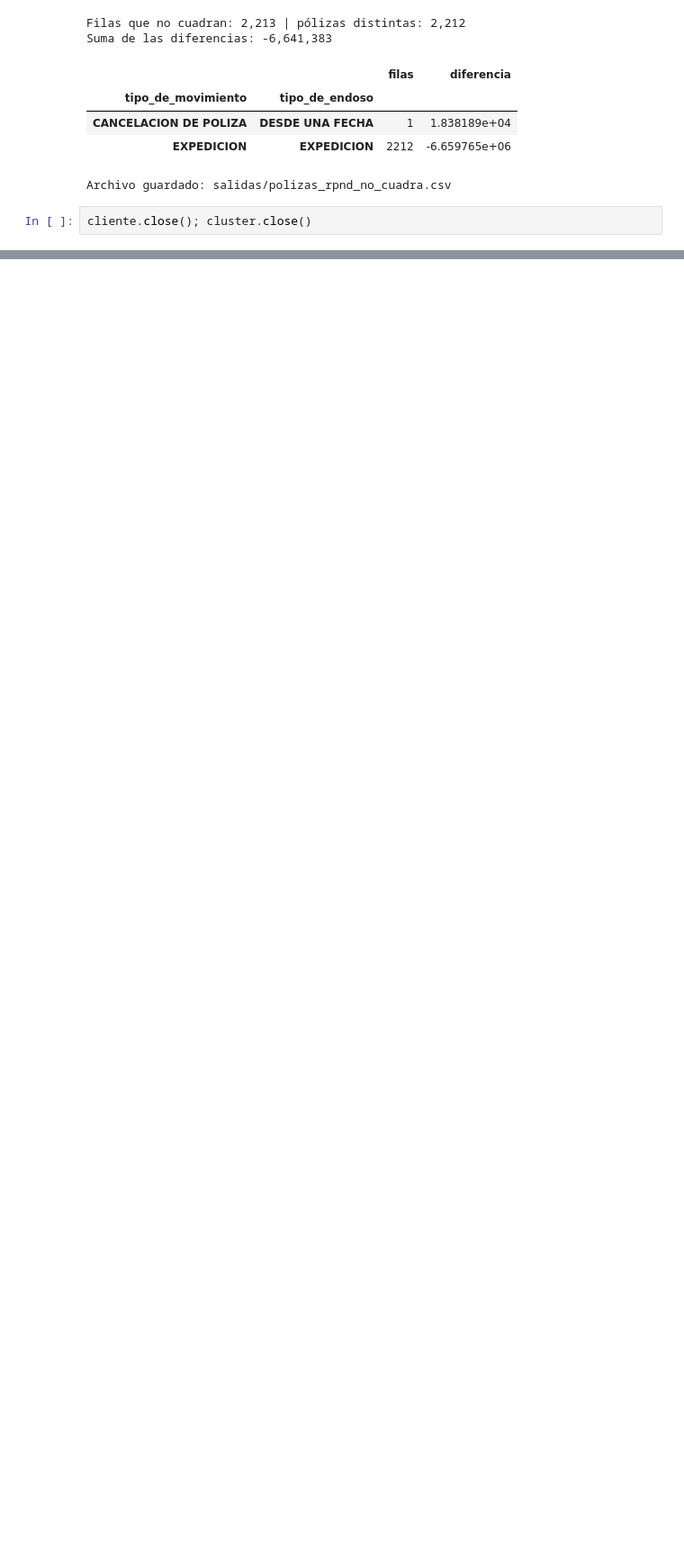
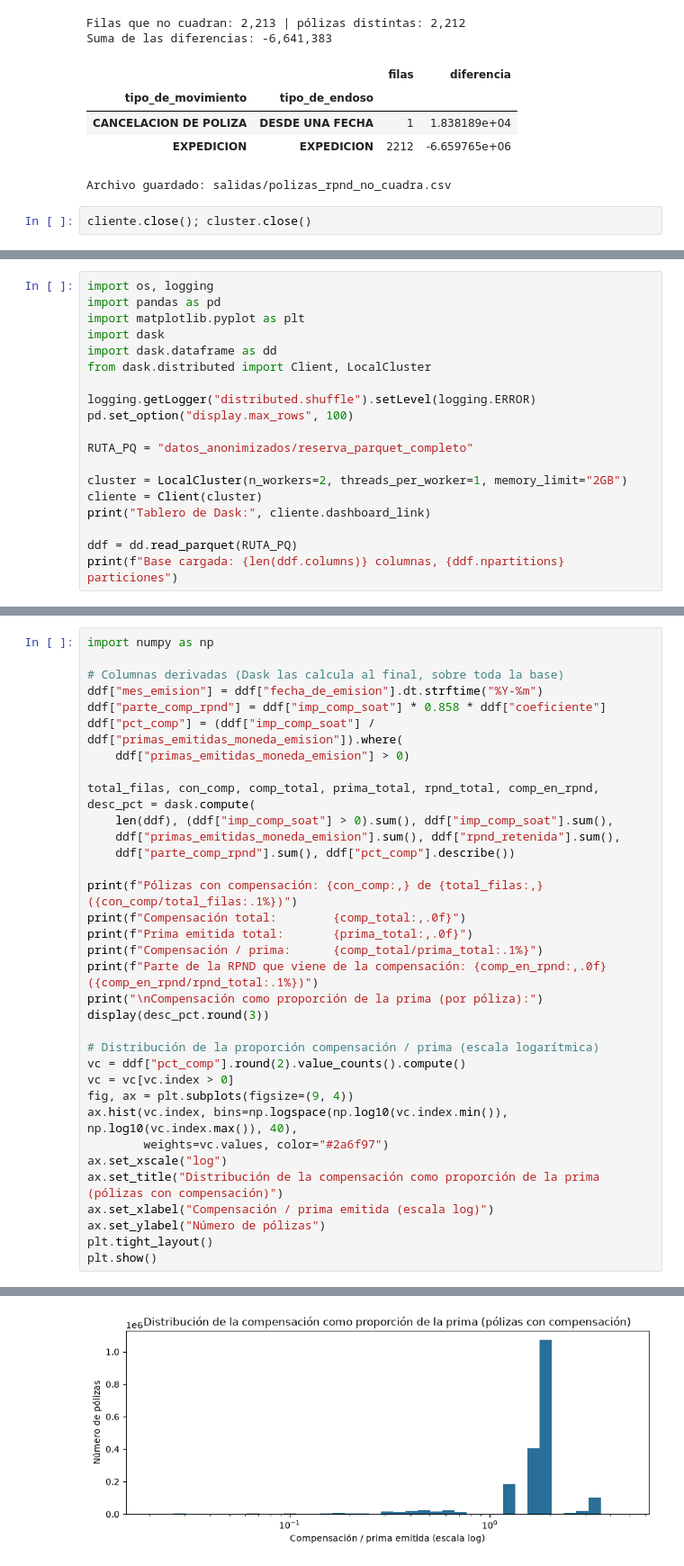
Before and after one commit to eagomezm1989/trabajo-final-bigdata-soat, a Jupyter notebook: 01_eda.ipynb, the cells around one changed output, grey strips where cells are left out. Shown at 90% size. Saved outputs shown, nothing was run; the diff lists cells and outputs as text; blank space fills up the shorter version.

Commit message:
EDA ampliado, tablas de resultado y carga a AWS

```diff
--- a/01_eda.ipynb
+++ b/01_eda.ipynb
@@ -621,0 +624,19 @@ cliente.close(); cluster.close()
+# %%
+import os, logging
+import pandas as pd
+import matplotlib.pyplot as plt
+import dask
+import dask.dataframe as dd
+from dask.distributed import Client, LocalCluster
+
+logging.getLogger("distributed.shuffle").setLevel(logging.ERROR)
+pd.set_option("display.max_rows", 100)
+
+RUTA_PQ = "datos_anonimizados/reserva_parquet_completo"
+
+cluster = LocalCluster(n_workers=2, threads_per_worker=1, memory_limit="2GB")
+cliente = Client(cluster)
+print("Tablero de Dask:", cliente.dashboard_link)
+
+ddf = dd.read_parquet(RUTA_PQ)
+print(f"Base cargada: {len(ddf.columns)} columnas, {ddf.npartitions} particiones")
@@ -621,0 +731,35 @@ cliente.close(); cluster.close()
+# %%
+import numpy as np
+
+# Columnas derivadas (Dask las calcula al final, sobre toda la base)
+ddf["mes_emision"] = ddf["fecha_de_emision"].dt.strftime("%Y-%m")
+ddf["parte_comp_rpnd"] = ddf["imp_comp_soat"] * 0.858 * ddf["coeficiente"]
+ddf["pct_comp"] = (ddf["imp_comp_soat"] / ddf["primas_emitidas_moneda_emision"]).where(
+    ddf["primas_emitidas_moneda_emision"] > 0)
+
+total_filas, con_comp, comp_total, prima_total, rpnd_total, comp_en_rpnd, desc_pct = dask.compute(
+    len(ddf), (ddf["imp_comp_soat"] > 0).sum(), ddf["imp_comp_soat"].sum(),
+    ddf["primas_emitidas_moneda_emision"].sum(), ddf["rpnd_retenida"].sum(),
+    ddf["parte_comp_rpnd"].sum(), ddf["pct_comp"].describe())
+
+print(f"Pólizas con compensación: {con_comp:,} de {total_filas:,} ({con_comp/total_filas:.1%})")
+print(f"Compensación total:        {comp_total:,.0f}")
+print(f"Prima emitida total:       {prima_total:,.0f}")
+print(f"Compensación / prima:      {comp_total/prima_total:.1%}")
+print(f"Parte de la RPND que viene de la compensación: {comp_en_rpnd:,.0f} ({comp_en_rpnd/rpnd_total:.1%})")
+print("\nCompensación como proporción de la prima (por póliza):")
+display(desc_pct.round(3))
+
+# Distribución de la proporción compensación / prima (escala logarítmica)
+vc = ddf["pct_comp"].round(2).value_counts().compute()
+vc = vc[vc.index > 0]
+fig, ax = plt.subplots(figsize=(9, 4))
+ax.hist(vc.index, bins=np.logspace(np.log10(vc.index.min()), np.log10(vc.index.max()), 40),
+        weights=vc.values, color="#2a6f97")
+ax.set_xscale("log")
+ax.set_title("Distribución de la compensación como proporción de la prima (pólizas con compensación)")
+ax.set_xlabel("Compensación / prima emitida (escala log)")
+ax.set_ylabel("Número de pólizas")
+plt.tight_layout()
+plt.show()
+# %% [output]
@@ -621,0 +782 @@ cliente.close(); cluster.close()
+[figure, added]
```
Also changed, not shown: parts of 22 cells of this notebook, 2 other files.
